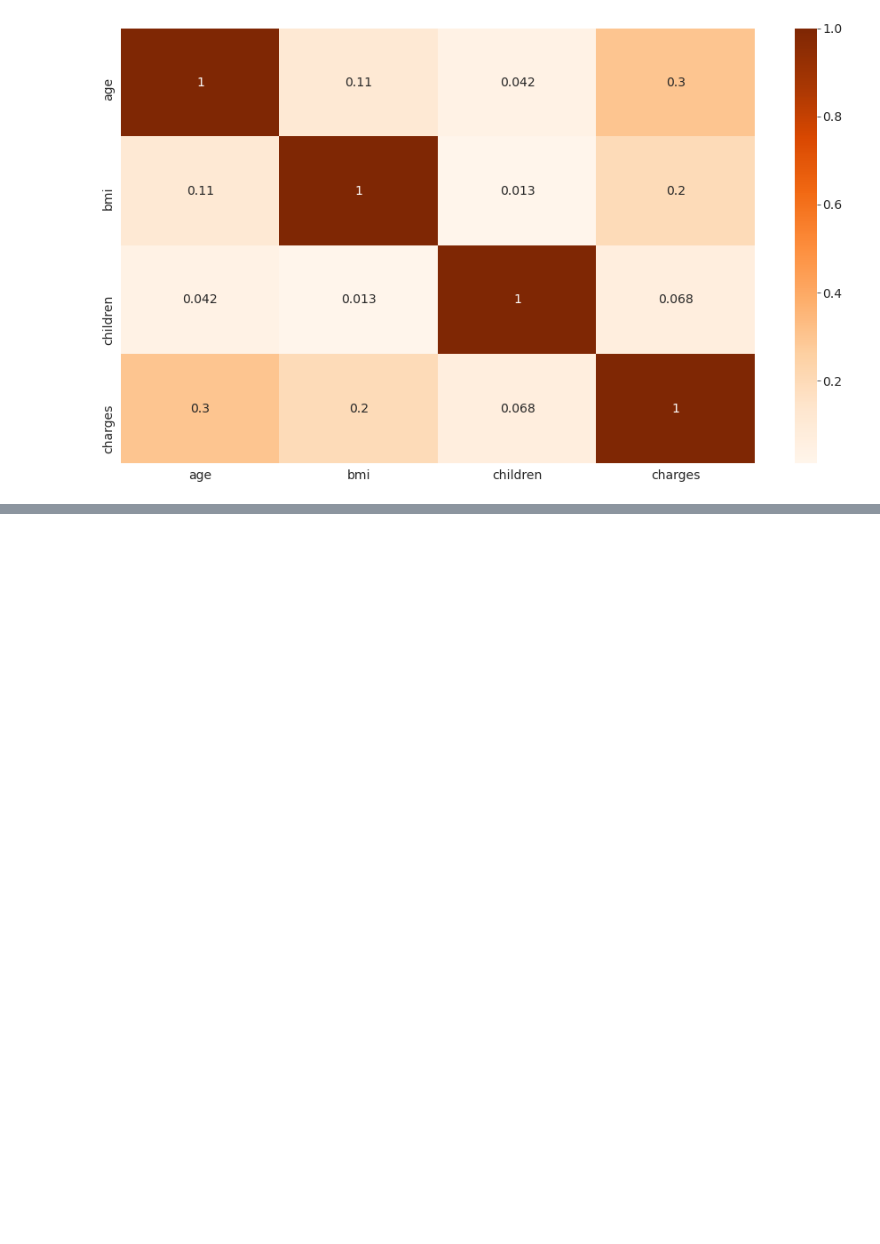
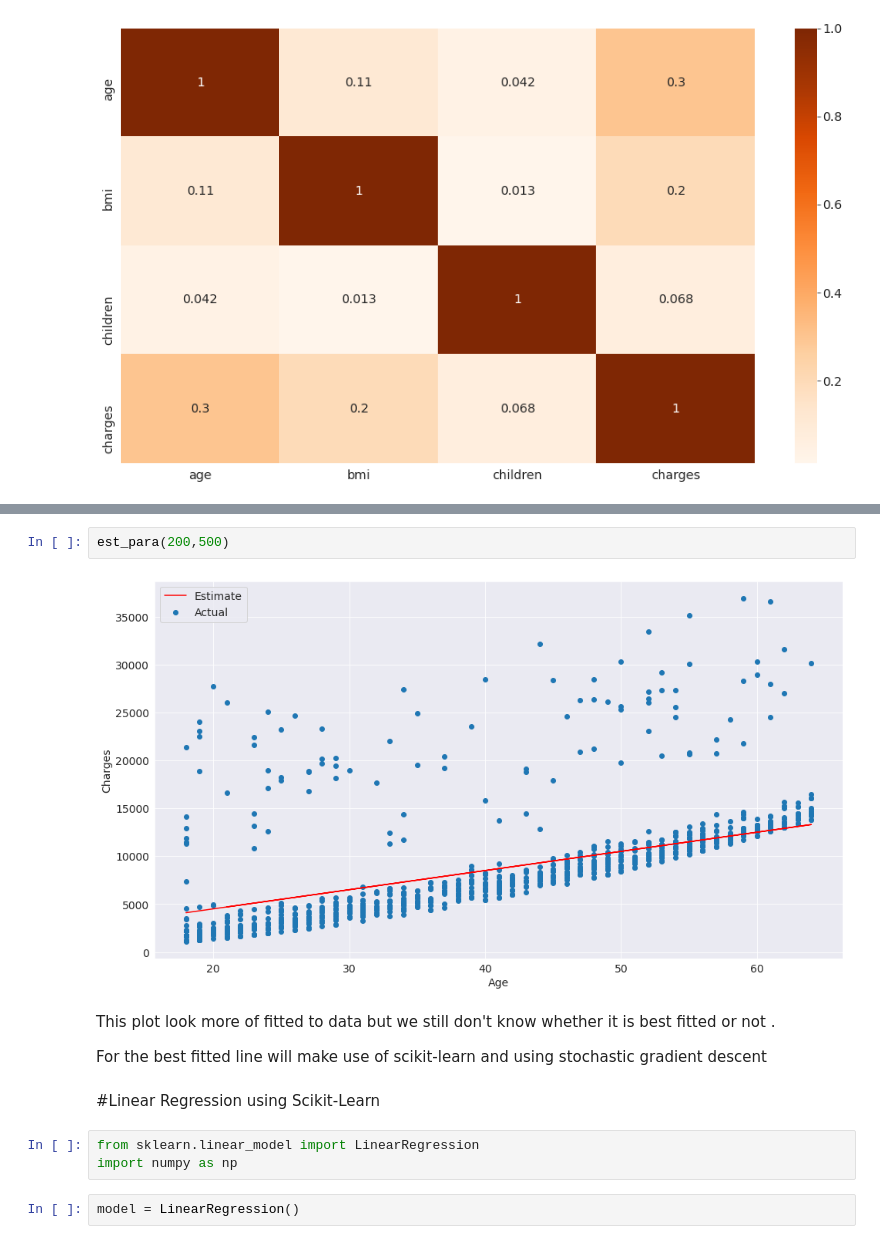
Before and after one commit to MOULIK-RAZDAN/LINEAR-REGRESSION-ON-INSURANCE-POLICY, a Jupyter notebook: Linear_Regression_on_Insurance_policy.ipynb, the cells around one changed output, grey strips where cells are left out. Drawn from its saved outputs; the diff is of its cells as text; blank space fills up the shorter version.

```diff
--- a/Linear_Regression_on_Insurance_policy.ipynb
+++ b/Linear_Regression_on_Insurance_policy.ipynb
@@ -206,0 +280,15 @@ sns.heatmap(medical_df.corr(),cmap='Oranges',annot=True)
+# %%
+est_para(200,500)
+# %% [output]
+[figure, added]
+# %% [markdown]
+This plot look more of fitted to data but we still don't know whether it is best fitted or not .
+
+For the best fitted line will make use of scikit-learn and using stochastic gradient descent
+# %% [markdown]
+#Linear Regression using Scikit-Learn
+# %%
+from sklearn.linear_model import LinearRegression
+import numpy as np
+# %%
+model = LinearRegression()
```
Also changed, not shown: parts of 24 cells of this notebook.
